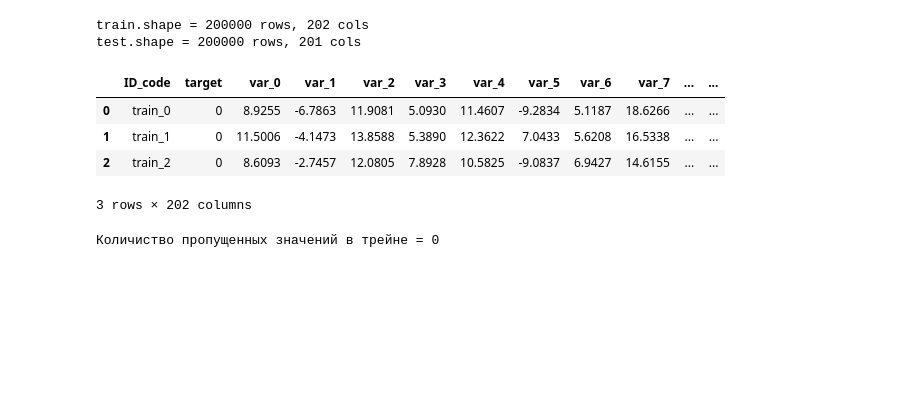
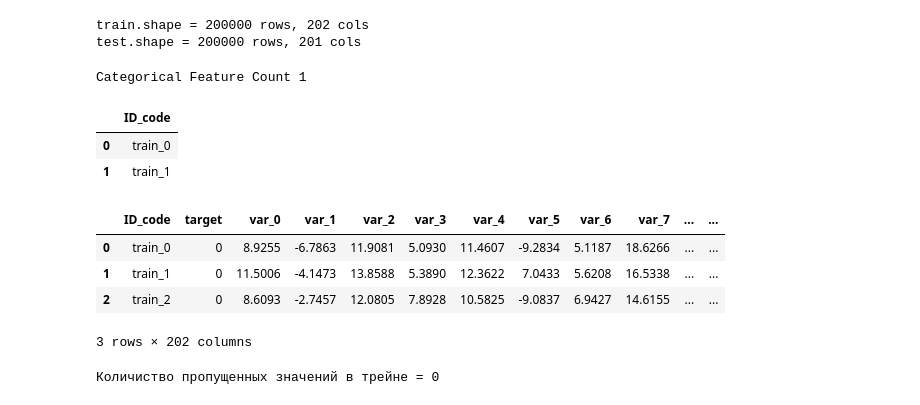
Before and after one commit to Valdert-13/Sports-data-analysis., a Jupyter notebook: lesson-1/lesson-1.ipynb, the cells around one changed output. Drawn from its saved outputs; the diff is of its cells as text; code cells hidden in the pictures; blank space fills up the shorter version.

```diff
--- a/lesson-1/lesson-1.ipynb
+++ b/lesson-1/lesson-1.ipynb
@@ -14,6 +17,15 @@ print("test.shape = {} rows, {} cols".format(*test.shape))
 # %% [output]
 train.shape = 200000 rows, 202 cols
 test.shape = 200000 rows, 201 cols
+# %%
+categorical_features = train.select_dtypes(include=[np.object])
+print(f"Categorical Feature Count {categorical_features.shape[1]}")
+categorical_features.head(n=2)
+# %% [output]
+Categorical Feature Count 1
+|  | ID_code |
+| 0 | train_0 |
+| 1 | train_1 |
 # %%
 train.head(3)
 # %% [output]
```
Also changed, not shown: parts of 10 cells of this notebook.
